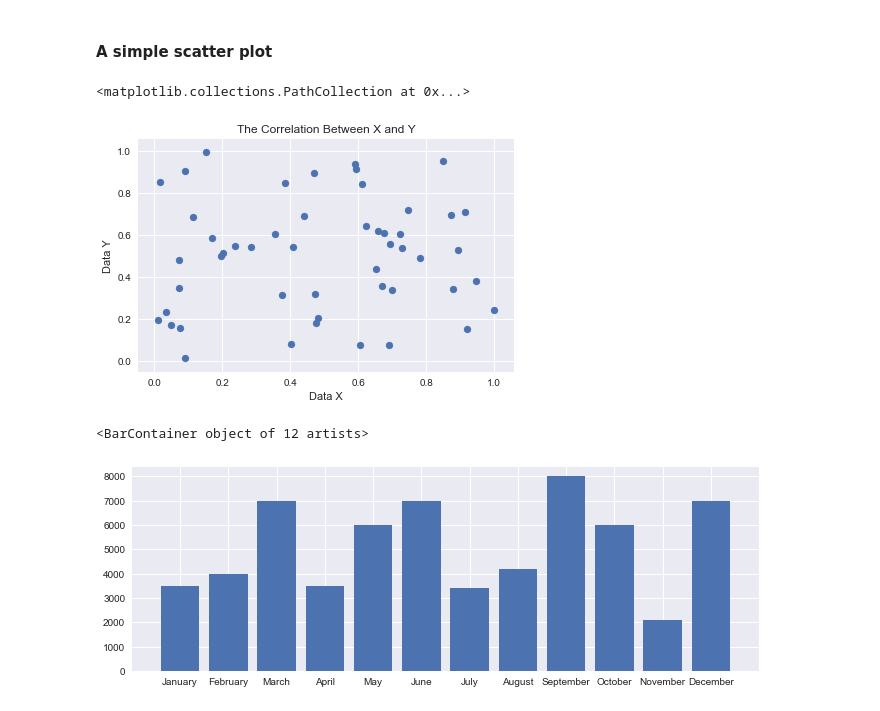
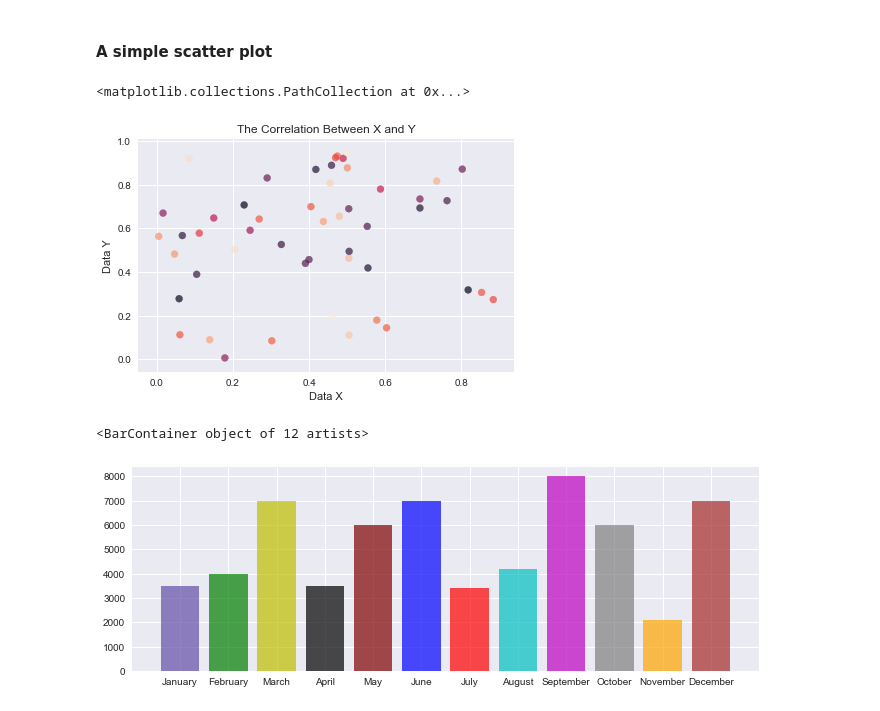
Before and after one commit to luckyp71/python_numpy_matplotlib, a Jupyter notebook: python_numpy_matplotlib.ipynb, the cells around one changed output. Drawn from its saved outputs; the diff is of its cells as text; code cells hidden in the pictures.

```diff
--- a/python_numpy_matplotlib.ipynb
+++ b/python_numpy_matplotlib.ipynb
@@ -159,20 +159,22 @@ ydata = np.random.rand(50)
 plt.title("The Correlation Between X and Y")
 plt.xlabel("Data X")
 plt.ylabel("Data Y")
-plt.scatter(xdata,ydata)
+colors = np.random.rand(50)
+plt.scatter(xdata, ydata, c=colors, alpha=0.7)
 # %% [output]
 <matplotlib.collections.PathCollection at 0x...>
-[figure, old version]
+[figure, new version]
 # %%
-# Create a dictionary which represents dummy sales data
+# Create a dictionary which contains dummy sales data
 sales_data = {"January":3500, "February":4000, "March":7000, "April":3500,
               "May":6000, "June":7000, "July":3400, "August":4200, "September":8000,
              "October":6000, "November":2100, "December":7000}
 month = list(sales_data.keys())
 sales = list(sales_data.values())
 
+colors = ['#624ea7', 'g', 'y', 'k', 'maroon', 'b', 'r', 'c', 'm', 'gray', 'orange', 'brown']
 plt.figure(figsize=(10,3.5))
-plt.bar(month,sales)
+plt.bar(month, sales, color = colors, alpha = 0.7)
 # %% [output]
 <BarContainer object of 12 artists>
-[figure, old version]
+[figure, new version]
```
